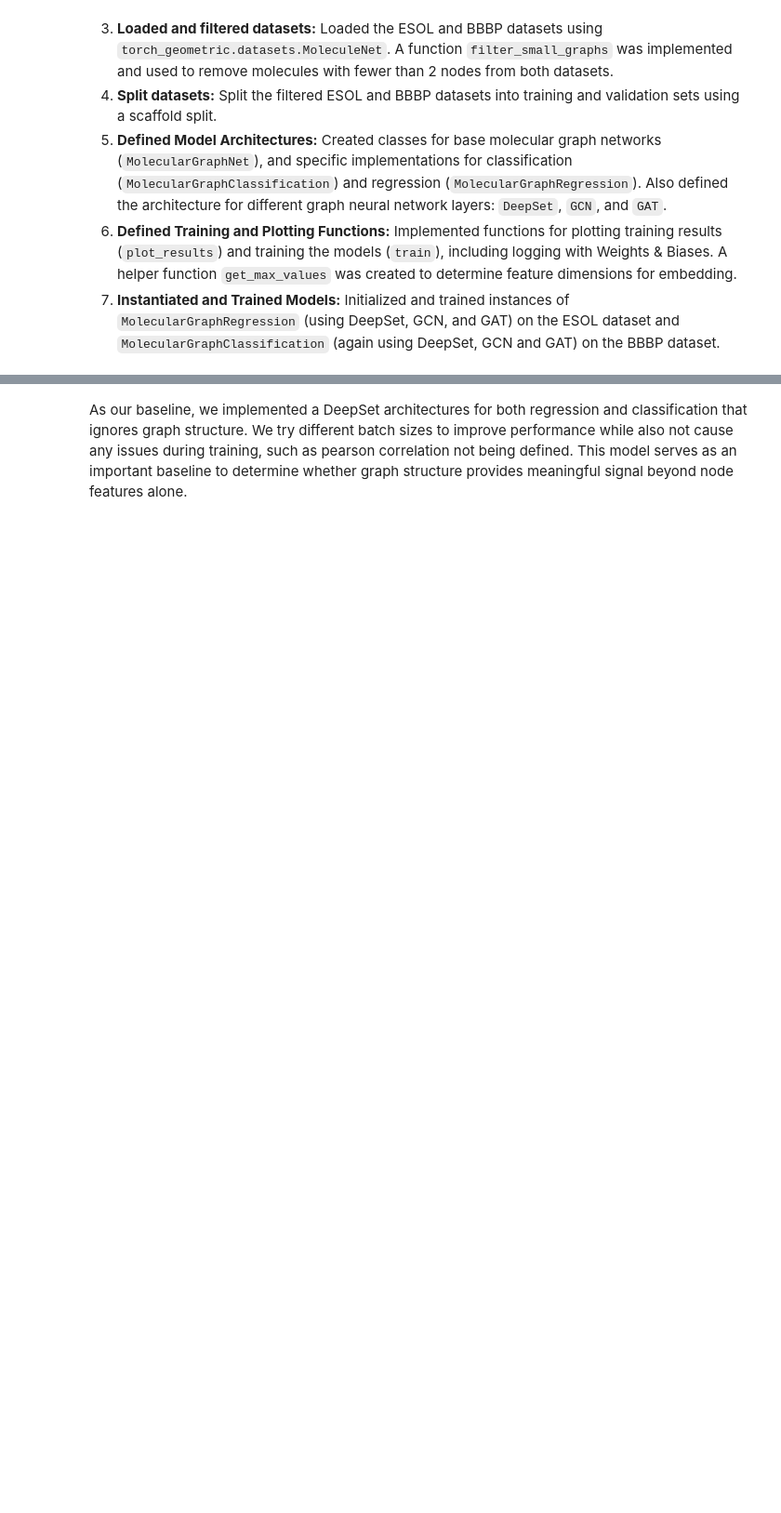
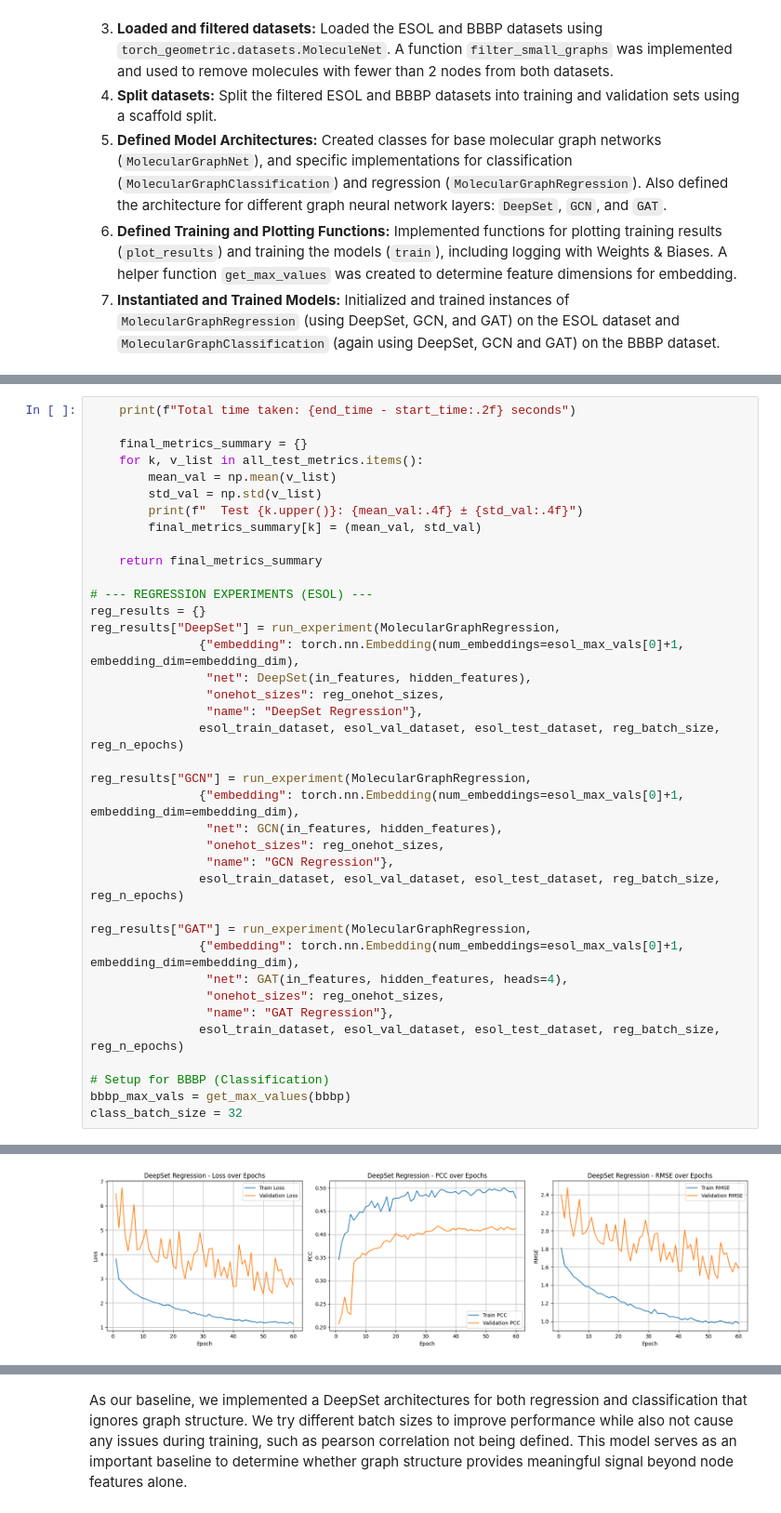
Before and after one commit to MahdiTheGreat/ai-machine-learning, a Jupyter notebook: project 1/Structured_ML_Project_Notebook.ipynb, the cells around one changed output, grey strips where cells are left out. Shown at 93% size. Drawn from its saved outputs; the diff is of its cells as text; blank space fills up the shorter version.

```diff
--- a/project 1/Structured_ML_Project_Notebook.ipynb
+++ b/project 1/Structured_ML_Project_Notebook.ipynb
@@ -696,0 +688,39 @@ reg_results["GAT"] = run_experiment(MolecularGraphRegression,
+# %%
+    print(f"Total time taken: {end_time - start_time:.2f} seconds")
+
+    final_metrics_summary = {}
+    for k, v_list in all_test_metrics.items():
+        mean_val = np.mean(v_list)
+        std_val = np.std(v_list)
+        print(f"  Test {k.upper()}: {mean_val:.4f} ± {std_val:.4f}")
+        final_metrics_summary[k] = (mean_val, std_val)
+
+    return final_metrics_summary
+
+# --- REGRESSION EXPERIMENTS (ESOL) ---
+reg_results = {}
+reg_results["DeepSet"] = run_experiment(MolecularGraphRegression,
+               {"embedding": torch.nn.Embedding(num_embeddings=esol_max_vals[0]+1, embedding_dim=embedding_dim),
+                "net": DeepSet(in_features, hidden_features),
+                "onehot_sizes": reg_onehot_sizes,
+                "name": "DeepSet Regression"},
+               esol_train_dataset, esol_val_dataset, esol_test_dataset, reg_batch_size, reg_n_epochs)
+
+reg_results["GCN"] = run_experiment(MolecularGraphRegression,
+               {"embedding": torch.nn.Embedding(num_embeddings=esol_max_vals[0]+1, embedding_dim=embedding_dim),
+                "net": GCN(in_features, hidden_features),
+                "onehot_sizes": reg_onehot_sizes,
+                "name": "GCN Regression"},
+               esol_train_dataset, esol_val_dataset, esol_test_dataset, reg_batch_size, reg_n_epochs)
+
+reg_results["GAT"] = run_experiment(MolecularGraphRegression,
+               {"embedding": torch.nn.Embedding(num_embeddings=esol_max_vals[0]+1, embedding_dim=embedding_dim),
+                "net": GAT(in_features, hidden_features, heads=4),
+                "onehot_sizes": reg_onehot_sizes,
+                "name": "GAT Regression"},
+               esol_train_dataset, esol_val_dataset, esol_test_dataset, reg_batch_size, reg_n_epochs)
+
+# Setup for BBBP (Classification)
+bbbp_max_vals = get_max_values(bbbp)
+class_batch_size = 32
+# %% [output]
@@ -696,0 +744 @@ reg_results["GAT"] = run_experiment(MolecularGraphRegression,
+[figure, added]
```
Also changed, not shown: parts of 13 cells of this notebook, 4 other files.
